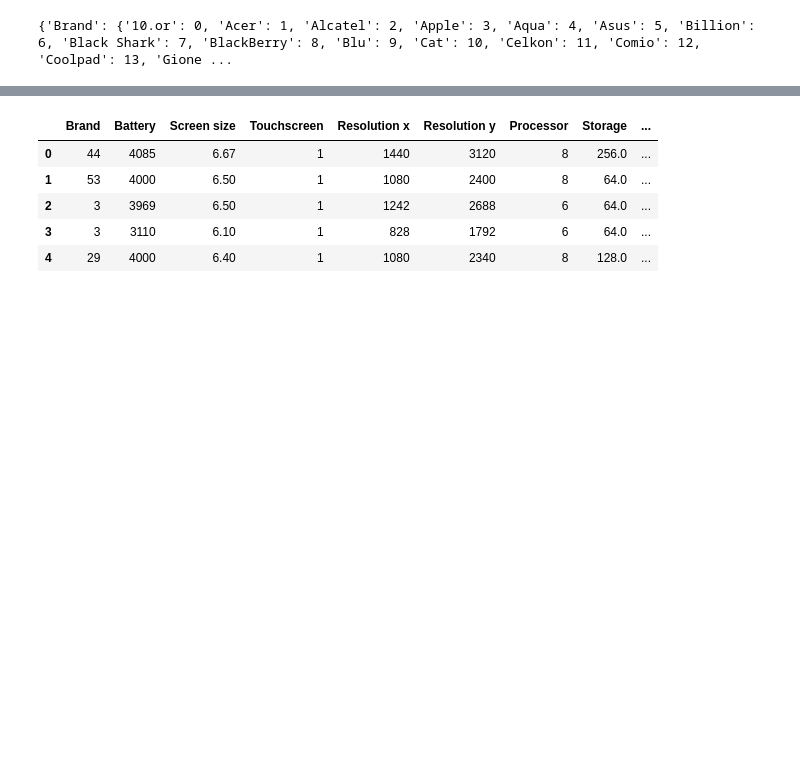
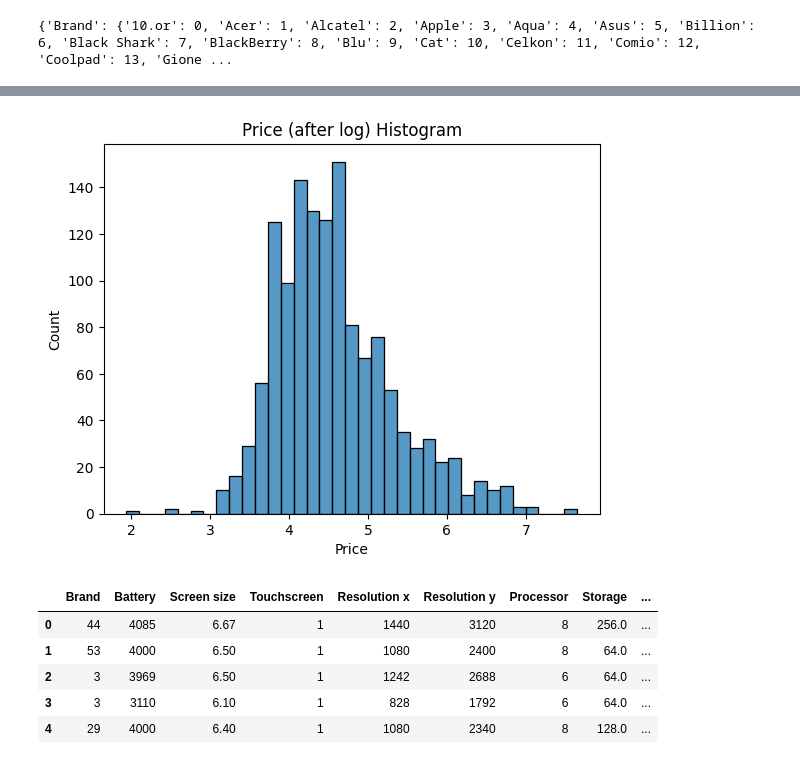
Before and after one commit to dhsiehcode/573_project, a Jupyter notebook: data_exploration.ipynb, the cells around one changed output, grey strips where cells are left out. Saved outputs shown, nothing was run; the diff lists cells and outputs as text; code cells hidden in the pictures; blank space fills up the shorter version.

```diff
--- a/data_exploration.ipynb
+++ b/data_exploration.ipynb
@@ -70,3 +77,10 @@ df.rename(columns=col_rename, inplace=True)
+# %%
+df["Price"] = np.log1p(df["Price"])
+plt.title('Price (after log) Histogram')
+sns.histplot(df['Price'])
+plt.show()
+# %% [output]
+[figure, added]
 # %%
 df.head()
 # %% [output]
```
Also changed, not shown: parts of 5 cells of this notebook, 1 other file.
